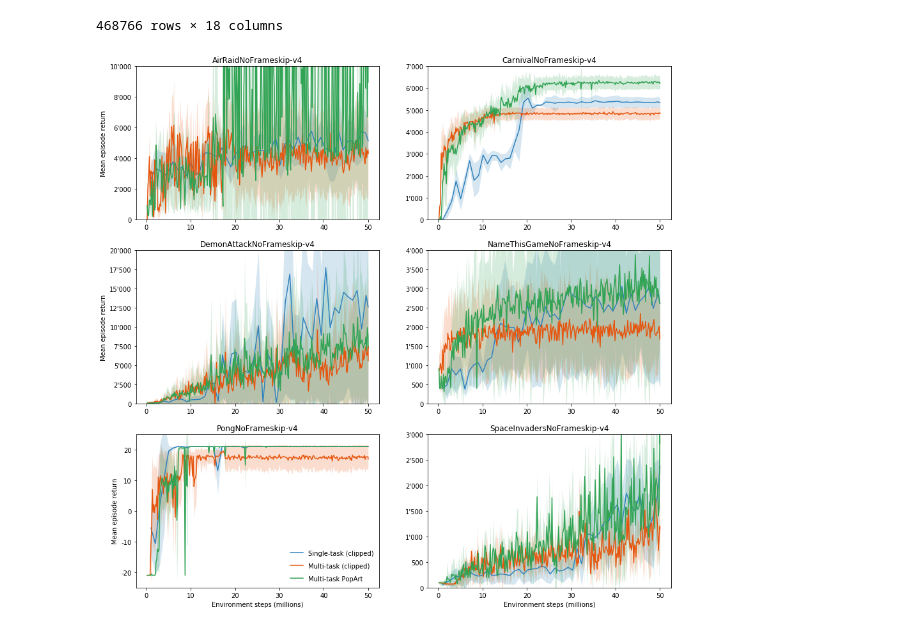
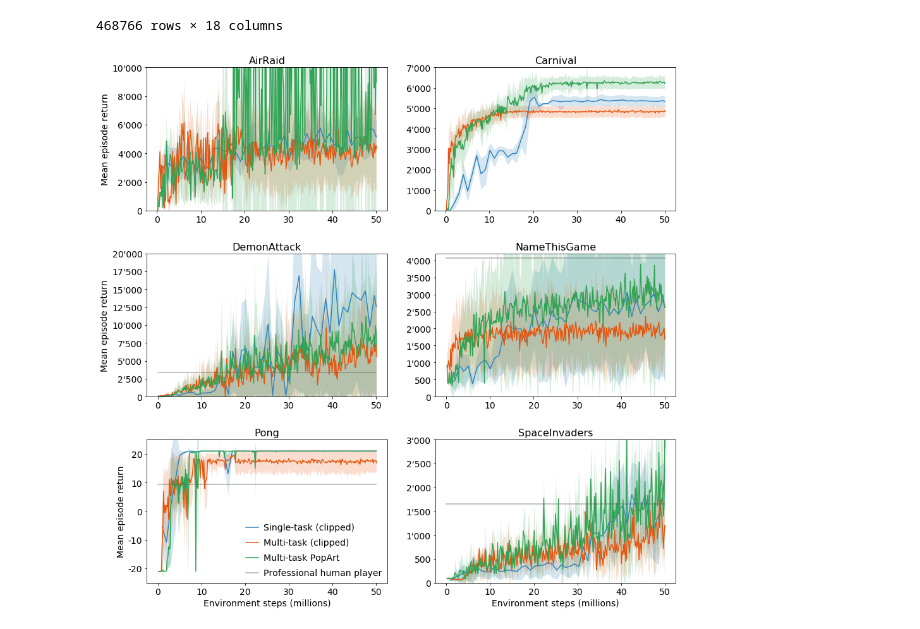
Before and after one commit to aluscher/torchbeastpopart, a Jupyter notebook: results/figures.ipynb, the cells around one changed output. Saved outputs shown, nothing was run; the diff lists cells and outputs as text; code cells hidden in the pictures.

```diff
--- a/results/figures.ipynb
+++ b/results/figures.ipynb
@@ -12,6 +12,18 @@ import pickle
 #d3-20c
 palette=["#3182bd", "#6baed6", "#9ecae1", "#c6dbef", "#e6550d", "#fd8d3c", "#fdae6b", "#fdd0a2", "#31a354", "#74c476", "#a1d99b", "#c7e9c0", "#756bb1", "#9e9ac8", "#bcbddc", "#dadaeb", "#636363", "#969696", "#bdbdbd", "#d9d9d9"]
 colors=palette[0:20:4]
+# %%
+def plt_resize_text(axes, labelsize, titlesize):
+    for ticklabel in (axes.get_xticklabels()):
+        ticklabel.set_fontsize(labelsize)
+    for ticklabel in (axes.get_yticklabels()):
+        ticklabel.set_fontsize(labelsize)
+    axes.xaxis.get_label().set_fontsize(labelsize)
+    axes.yaxis.get_label().set_fontsize(labelsize)
+    axes.title.set_fontsize(titlesize)
+    if axes.get_legend() is not None:
+        for t in axes.get_legend().get_texts():
+            t.set_fontsize(labelsize)
 # %%
 envs=[
     "AirRaidNoFrameskip-v4"
@@ -21,6 +33,8 @@ envs=[
     ,"PongNoFrameskip-v4"
     ,"SpaceInvadersNoFrameskip-v4"
 ]
+# %%
+human=[0, 0, 3401, 4076, 9.3, 1652]
 # %%
 with open('./paper/paper.data.processed.pkl', 'rb') as f:
     paper = pickle.load(f)
@@ -127,30 +141,35 @@ for i in range(idx.shape[0]):
     detrained_stat[(model, env)] = stat
 # %%
 fig, axes = plt.subplots(3, 2, figsize=(15,15))
-ylims = [[0., 10000.], [0., 7000.], [0., 20000.], [0., 4000.], [-25., 25.], [0., 3000.]]
+ylims = [[0., 10000.], [0., 7000.], [0., 20000.], [0., 4200.], [-25., 25.], [0., 3000.]]
 for i in range(3):
     for j in range(2):
         k = i * 2 + j
         axes[i, j].fill_between(singletask_step[:, k], singletask_mean[:, k] - singletask_std[:, k], singletask_mean[:, k] + singletask_std[:, k], alpha=0.2, color=colors[0], linewidth=0.0)
         axes[i, j].plot(singletask_step[:, k], singletask_mean[:, k], label="Single-task (clipped)", color=colors[0])
         axes[i, j].fill_between(multitask_step[:, k], multitask_mean[:, k] - multitask_std[:, k], multitask_mean[:, k] + multitask_std[:, k], alpha=0.2, color=colors[1], linewidth=0.0)
         axes[i, j].plot(multitask_step[:, k], multitask_mean[:, k], label="Multi-task (clipped)", color=colors[1])
         axes[i, j].fill_between(popart_step[:, k], popart_mean[:, k] - popart_std[:, k], popart_mean[:, k] + popart_std[:, k], alpha=0.2, color=colors[2], linewidth=0.0)
         axes[i, j].plot(popart_step[:, k], popart_mean[:, k], label="Multi-task PopArt", color=colors[2])
         #if k >= 3:
         #    axes[i, j].fill_between(pretrained_step[:, k], pretrained_mean[:, k] - pretrained_std[:, k], pretrained_mean[:, k] + pretrained_std[:, k], alpha=0.2, color=colors[3])
         #    axes[i, j].plot(pretrained_step[:, k], pretrained_mean[:, k], label="Single-task (pretrained, clipped)", color=colors[3])
         #axes[i, j].plot(paper[envs[k]][0] / 1.e6, paper[envs[k]][1], label="Torchbeast paper", alpha=0.3, color=colors[4])
-        axes[i, j].title.set_text(envs[k])
+        axes[i, j].title.set_text(envs[k].replace("NoFrameskip-v4", ""))
         axes[i, j].get_yaxis().set_major_formatter(matplotlib.ticker.FuncFormatter(lambda x, p: format(int(x), ',').replace(",", "\'")))
+
+        if k > 1:
+            axes[i, j].plot(np.linspace(0, 50, 51), np.ones(51)*human[k], label="Professional human player", color=colors[4], alpha=0.5)
 
         axes[i, j].set_ylim(ylims[k])
         if k == 4:
             axes[i, j].legend(frameon=False, labelspacing=1)
         if j == 0:
             axes[i, j].set_ylabel('Mean episode return')
         if i == 2:
             axes[i, j].set_xlabel('Environment steps (millions)')
+        plt_resize_text(axes[i, j], 14, 16)
+plt.subplots_adjust(hspace=0.3)
 # %% [output]
-[figure, old version]
+[figure, new version]
 # %%
```
Also changed, not shown: parts of 6 cells of this notebook, 14 other files.
